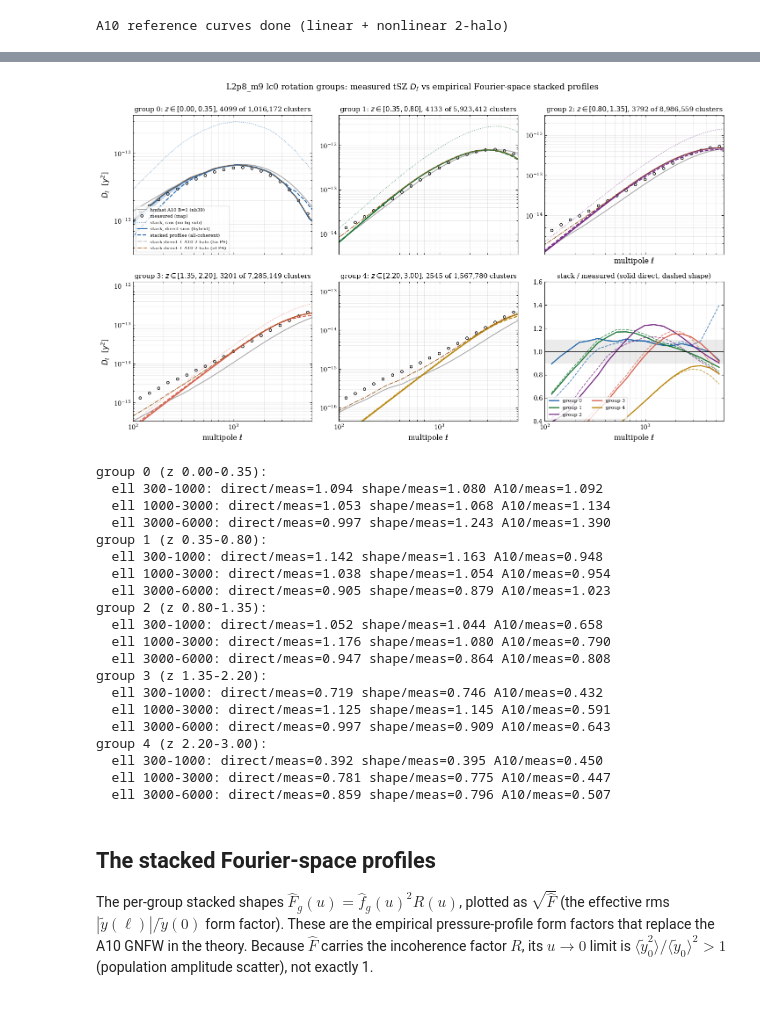
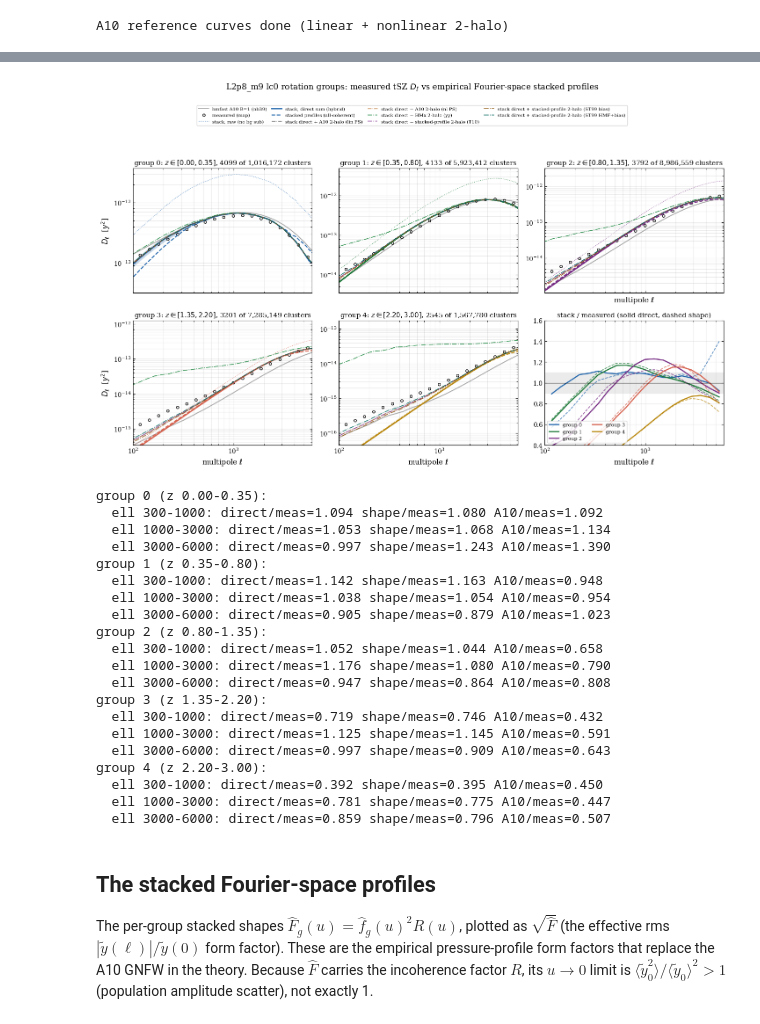
Before and after one commit to licongxu/flamingo_repo, a Jupyter notebook: notebooks/42_rotgroup_tsz_ps_fourier_stack.ipynb, the cells around one changed output, grey strips where cells are left out. Cells and saved outputs as stored; diff of their text form; code cells hidden in the pictures.

```diff
--- a/notebooks/42_rotgroup_tsz_ps_fourier_stack.ipynb
+++ b/notebooks/42_rotgroup_tsz_ps_fourier_stack.ipynb
@@ -259,6 +259,12 @@ for g in range(N_GROUPS):
         w_sum > 0, w_sum, np.nan
     )
     Fhat = fhat**2 * calibrate_R(u_s, R_s, u_grid)
+    # coherent mean fractional shape f(u) (no incoherence factor R), for the
+    # 2-halo term where the profile enters linearly; NaN tails (u outside the
+    # stamp coverage) filled with the u->0 plateau value 1
+    finite_f = np.isfinite(fhat)
+    fhat_shape = np.interp(u_grid, u_grid[finite_f], fhat[finite_f],
+                           left=1.0, right=fhat[finite_f][-1])
 
     # pure stacked-profile route: every stratum from its own stacked coherent
     # profile (identical to the hybrid's faint-strata branch, applied everywhere)
@@ -284,7 +290,7 @@ for g in range(N_GROUPS):
         dl_raw=dl_from_cl(ell_st, cl_raw),
         dl_shape=dl_from_cl(ell_st, cl_shape),
         ellb=ellb, dlb=dlb,
-        u_grid=u_grid, Fhat=Fhat,
+        u_grid=u_grid, Fhat=Fhat, fhat=fhat_shape,
         contrib3000=np.array([np.interp(3000.0, ell_st, contrib[b] * norm) for b in range(nbin_m)]),
         logm_edges=st["logm_edges"],
         reliable=reliable, used_coh=used_coh, snr=snr, n_bin=n_arr.astype(int),
@@ -368,6 +583,18 @@ for gr, ax, col in zip(groups, axes, COLORS):
     ax.plot(gr["ell_th"], gr["dl_a10_2h_nl"] + stack_th,
             color="#b35806", lw=1.0, ls="-.", alpha=0.9,
             label="stack direct + A10 2-halo (nl PS)")
+    ax.plot(gr["ell_th"], gr["dl_hmx_2h"] + stack_th,
+            color="#238b45", lw=1.2, ls="-.", alpha=0.9,
+            label="stack direct + HMx 2-halo (yy)")
+    ax.plot(gr["ell_th"], gr["dl_stack2h"] + stack_th,
+            color="#984ea3", lw=1.2, ls="-.", alpha=0.9,
+            label="stack direct + stacked-profile 2-halo (T10)")
+    ax.plot(gr["ell_th"], gr["dl_stack2h_st99"] + stack_th,
+            color="#8c510a", lw=1.2, ls="-.", alpha=0.9,
+            label="stack direct + stacked-profile 2-halo (ST99 bias)")
+    ax.plot(gr["ell_th"], gr["dl_stack2h_stmf"] + stack_th,
+            color="#01665e", lw=1.2, ls="-.", alpha=0.9,
+            label="stack direct + stacked-profile 2-halo (ST99 HMF+bias)")
     ax.set_xscale("log")
     ax.set_yscale("log")
     ax.set_xlim(ELL_MIN, 6000)
@@ -388,37 +615,40 @@ for gr, col in zip(groups, COLORS):
     axr.semilogx(gr["ellb"][sel], r, color=col, lw=1.8,
                  label=rf"group {gr['g']}")
     rs = np.interp(gr["ellb"][sel], gr["ell_st"], gr["dl_shape"]) / gr["dlb"][sel]
     axr.semilogx(gr["ellb"][sel], rs, color=col, lw=1.2, ls="--", alpha=0.8)
 axr.axhline(1.0, color="k", lw=0.8)
 axr.axhspan(0.9, 1.1, color="0.92", zorder=0)
 axr.set_xlim(ELL_MIN, 6000)
 axr.set_ylim(0.4, 1.6)
 axr.set_yscale("linear")
 axr.set_xlabel(r"multipole $\ell$")
 axr.set_title("stack / measured (solid direct, dashed shape)")
 axr.grid(True, which="both", alpha=0.25)
 axr.legend(fontsize=8, loc="lower left", ncol=2)
-axes[0].legend(fontsize=7.5, loc="lower left")
 
+handles, labels = axes[0].get_legend_handles_labels()
+fig.legend(handles, labels, fontsize=7.5, loc="upper center",
+           bbox_to_anchor=(0.5, 1.0), ncol=4, frameon=True,
+           columnspacing=1.0, handlelength=2.2, borderaxespad=0.2)
 fig.suptitle(r"L2p8_m9 lc0 rotation groups: measured tSZ $D_\ell$ vs empirical "
-             r"Fourier-space stacked profiles", y=0.995)
-fig.tight_layout()
+             r"Fourier-space stacked profiles", y=1.06)
+fig.tight_layout(rect=[0, 0, 1, 0.92])
 for ext in ("pdf", "png"):
     fig.savefig(FIG_DIR / f"rotgroup_dl_vs_stack_5panel.{ext}", bbox_inches="tight")
 plt.show()
 
 for gr in groups:
     sel = gr["ellb"] >= ELL_MIN
     msg = [f"group {gr['g']} (z {gr['zlo']:.2f}-{gr['zhi']:.2f}):"]
     for lo, hi in [(300, 1000), (1000, 3000), (3000, 6000)]:
         m = sel & (gr["ellb"] >= lo) & (gr["ellb"] < hi)
         rd = np.median(np.interp(gr["ellb"][m], gr["ell_st"], gr["dl_direct"]) / gr["dlb"][m])
         rs = np.median(np.interp(gr["ellb"][m], gr["ell_st"], gr["dl_shape"]) / gr["dlb"][m])
         ra = np.median(np.interp(gr["ellb"][m], gr["ell_th"], gr["dl_a10"]) / gr["dlb"][m])
         msg.append(f"  ell {lo}-{hi}: direct/meas={rd:.3f} shape/meas={rs:.3f} A10/meas={ra:.3f}")
     print("\n".join(msg))
 # %% [output]
-[figure, old version]
+[figure, new version]
 group 0 (z 0.00-0.35):
   ell 300-1000: direct/meas=1.094 shape/meas=1.080 A10/meas=1.092
   ell 1000-3000: direct/meas=1.053 shape/meas=1.068 A10/meas=1.134
```
Also changed, not shown: parts of 5 cells of this notebook, 17 other files.
